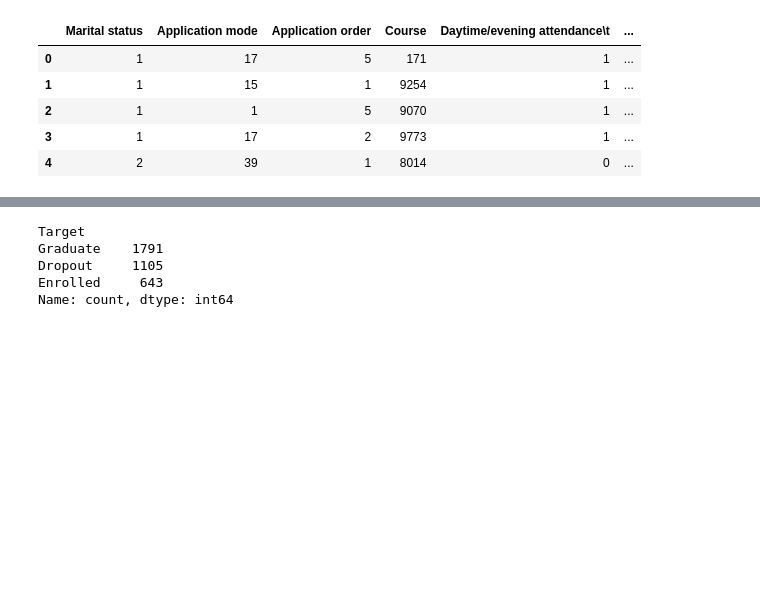
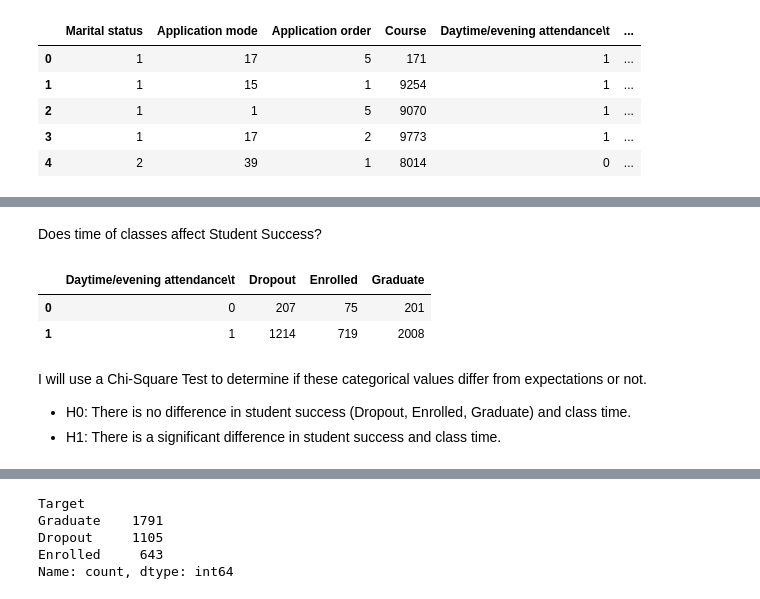
Before and after one commit to elijahlopez94/predicting_student_success, a Jupyter notebook: student_success.ipynb, the cells around one changed output, grey strips where cells are left out. Cells and saved outputs as stored; diff of their text form; code cells hidden in the pictures; blank space fills up the shorter version.

Commit message:
Data cleaning and first statistical test

```diff
--- a/student_success.ipynb
+++ b/student_success.ipynb
@@ -210,0 +313,3 @@ num_cols = [
+# %%
+cat_df = df[cat_cols]
+cat_df.head()
@@ -210,0 +323,26 @@ num_cols = [
+# %% [markdown]
+Does time of classes affect Student Success?
+# %%
+# 0 = Evening classes
+# 1 = Daytime classes
+
+# Group by 'Daytime/evening attendance' and 'Target', then count the occurrences
+time_target_df = cat_df.groupby(by=['Daytime/evening attendance\t', 'Target']).size().unstack(fill_value=0)
+
+# If you want to reset index and make the 'Daytime/evening attendance' column a regular column
+time_target_df.reset_index(inplace=True)
+
+# Rename the columns to make them more meaningful
+time_target_df.columns.name = None  # Remove the name of the columns
+
+# Display the resulting DataFrame
+time_target_df
+# %% [output]
+|  | Daytime/evening attendance\t | Dropout | Enrolled | Graduate |
+| 0 | 0 | 207 | 75 | 201 |
+| 1 | 1 | 1214 | 719 | 2008 |
+# %% [markdown]
+I will use a Chi-Square Test to determine if these categorical values differ from expectations or not.
+
+* H0: There is no difference in student success (Dropout, Enrolled, Graduate) and class time.
+* H1: There is a significant difference in student success and class time.
```
Also changed, not shown: parts of 23 cells of this notebook, 1 other file.
